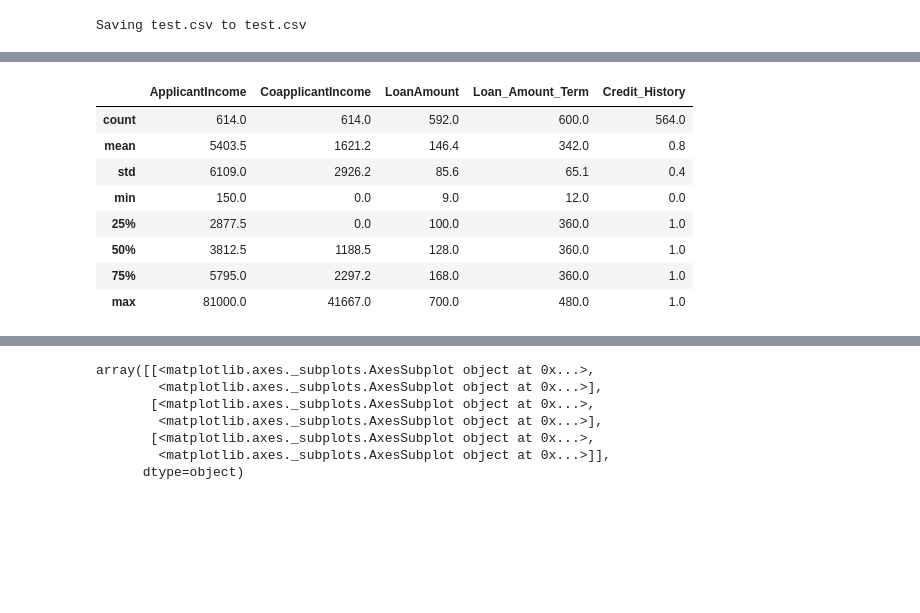
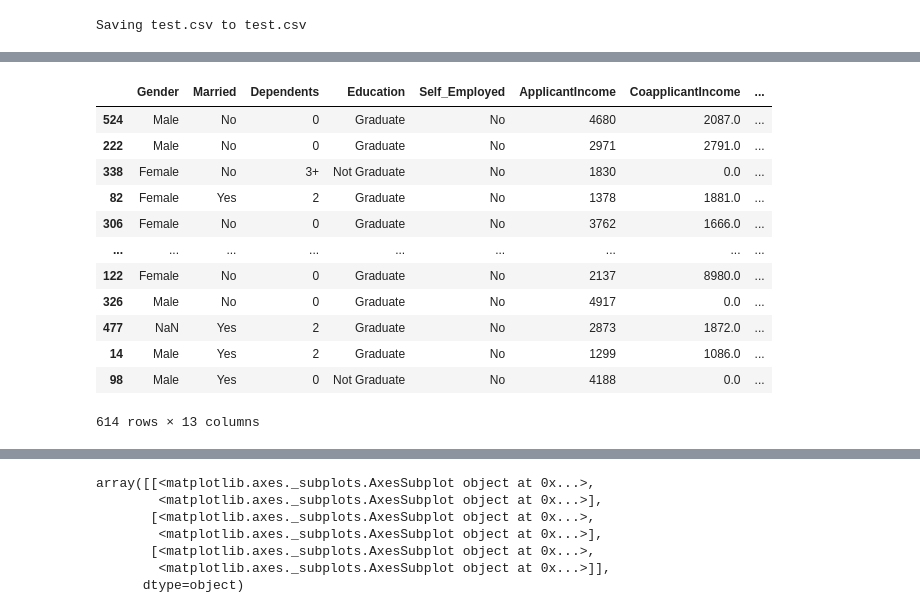
Before and after one commit to SahanaRaghu/ML, a Jupyter notebook: AnalyticsVidyaLoanPrediction.ipynb, the cells around one changed output, grey strips where cells are left out. Saved outputs shown, nothing was run; the diff lists cells and outputs as text; code cells hidden in the pictures; blank space fills up the shorter version.

```diff
--- a/AnalyticsVidyaLoanPrediction.ipynb
+++ b/AnalyticsVidyaLoanPrediction.ipynb
@@ -55,12 +55,21 @@ train_data.head()
-# %%
-train_data.describe()
-# %% [output]
-|  | ApplicantIncome | CoapplicantIncome | LoanAmount | Loan_Amount_Term | Credit_History |
-| count | 614.0 | 614.0 | 592.0 | 600.0 | 564.0 |
-| mean | 5403.5 | 1621.2 | 146.4 | 342.0 | 0.8 |
-| std | 6109.0 | 2926.2 | 85.6 | 65.1 | 0.4 |
-| min | 150.0 | 0.0 | 9.0 | 12.0 | 0.0 |
-| 25% | 2877.5 | 0.0 | 100.0 | 360.0 | 1.0 |
-| 50% | 3812.5 | 1188.5 | 128.0 | 360.0 | 1.0 |
-| 75% | 5795.0 | 2297.2 | 168.0 | 360.0 | 1.0 |
-| max | 81000.0 | 41667.0 | 700.0 | 480.0 | 1.0 |
+# %%
+# Feature processing
+
+train_data = train_data.drop(['Loan_ID', 'Loan_Status'], axis=1)
+train_data['Married'] = train_data['Married'].fillna('Yes')
+
+train_data
+# %% [output]
+|  | Gender | Married | Dependents | Education | Self_Employed | ApplicantIncome | CoapplicantIncome | ... |
+| 524 | Male | No | 0 | Graduate | No | 4680 | 2087.0 | ... |
+| 222 | Male | No | 0 | Graduate | No | 2971 | 2791.0 | ... |
+| 338 | Female | No | 3+ | Not Graduate | No | 1830 | 0.0 | ... |
+| 82 | Female | Yes | 2 | Graduate | No | 1378 | 1881.0 | ... |
+| 306 | Female | No | 0 | Graduate | No | 3762 | 1666.0 | ... |
+| ... | ... | ... | ... | ... | ... | ... | ... | ... |
+| 122 | Female | No | 0 | Graduate | No | 2137 | 8980.0 | ... |
+| 326 | Male | No | 0 | Graduate | No | 4917 | 0.0 | ... |
+| 477 | NaN | Yes | 2 | Graduate | No | 2873 | 1872.0 | ... |
+| 14 | Male | Yes | 2 | Graduate | No | 1299 | 1086.0 | ... |
+| 98 | Male | Yes | 0 | Not Graduate | No | 4188 | 0.0 | ... |
+614 rows × 13 columns
```
Also changed, not shown: parts of 9 cells of this notebook.
